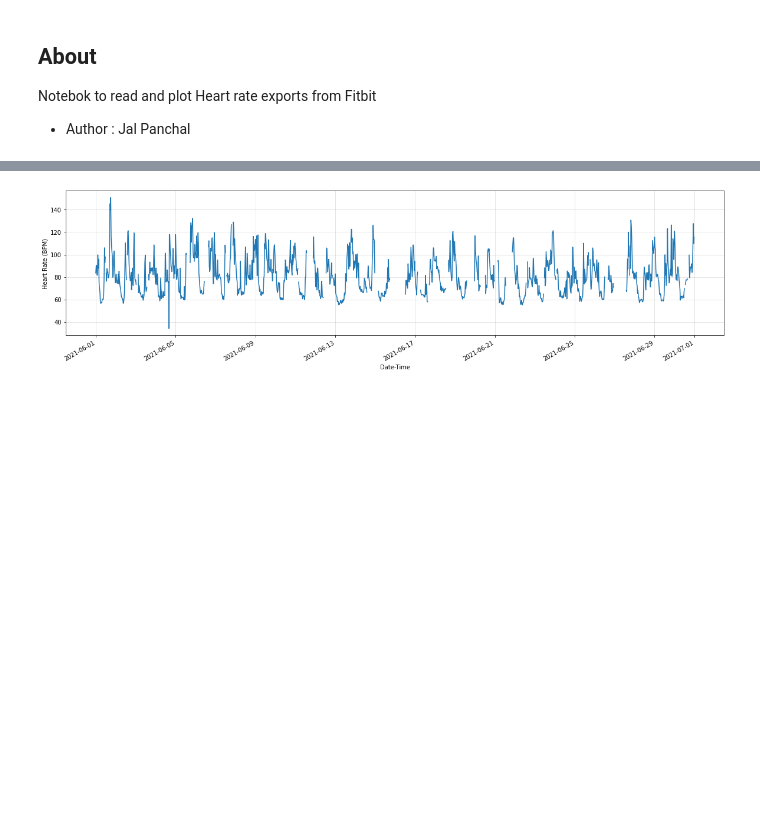
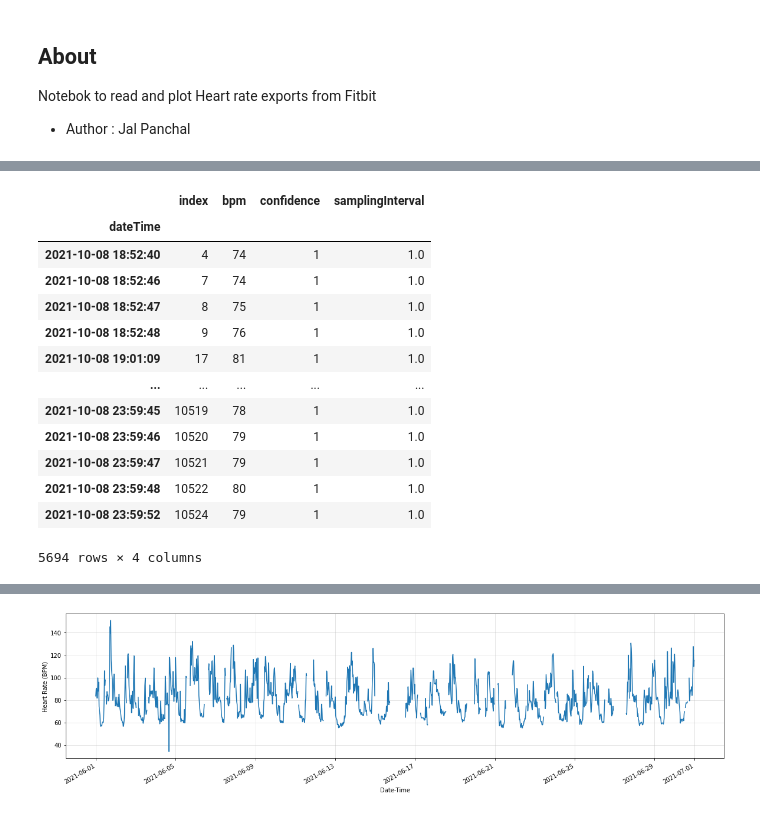
Before and after one commit to PennProjects/fitbit_dataanalysis, a Jupyter notebook: code/Plot_data_export_HR.ipynb, the cells around one changed output, grey strips where cells are left out. Drawn from its saved outputs; the diff is of its cells as text; code cells hidden in the pictures; blank space fills up the shorter version.

```diff
--- a/code/Plot_data_export_HR.ipynb
+++ b/code/Plot_data_export_HR.ipynb
@@ -55,0 +94,19 @@ hr_data
+# %%
+x = sel_data.samplingInterval.min()
+
+sel_data[sel_data.samplingInterval==x]
+# %% [output]
+|  | index | bpm | confidence | samplingInterval |
+| dateTime |  |  |  |  |
+| 2021-10-08 18:52:40 | 4 | 74 | 1 | 1.0 |
+| 2021-10-08 18:52:46 | 7 | 74 | 1 | 1.0 |
+| 2021-10-08 18:52:47 | 8 | 75 | 1 | 1.0 |
+| 2021-10-08 18:52:48 | 9 | 76 | 1 | 1.0 |
+| 2021-10-08 19:01:09 | 17 | 81 | 1 | 1.0 |
+| ... | ... | ... | ... | ... |
+| 2021-10-08 23:59:45 | 10519 | 78 | 1 | 1.0 |
+| 2021-10-08 23:59:46 | 10520 | 79 | 1 | 1.0 |
+| 2021-10-08 23:59:47 | 10521 | 79 | 1 | 1.0 |
+| 2021-10-08 23:59:48 | 10522 | 80 | 1 | 1.0 |
+| 2021-10-08 23:59:52 | 10524 | 79 | 1 | 1.0 |
+5694 rows × 4 columns
```
Also changed, not shown: parts of 13 cells of this notebook, 4 other files.
